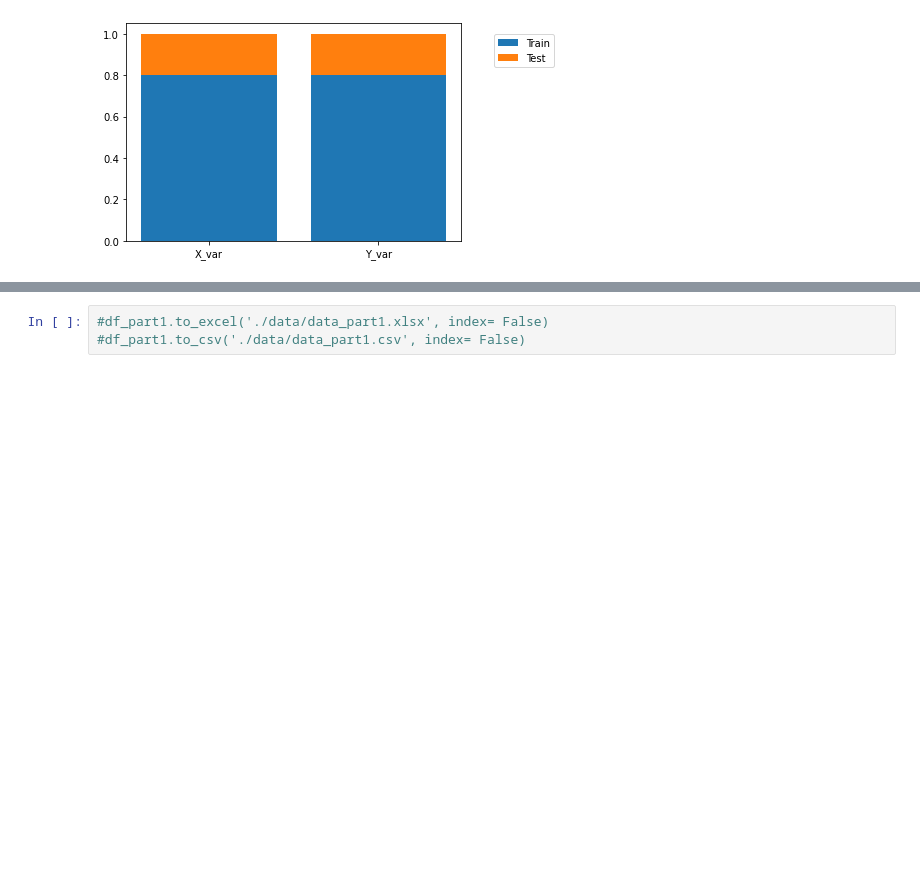
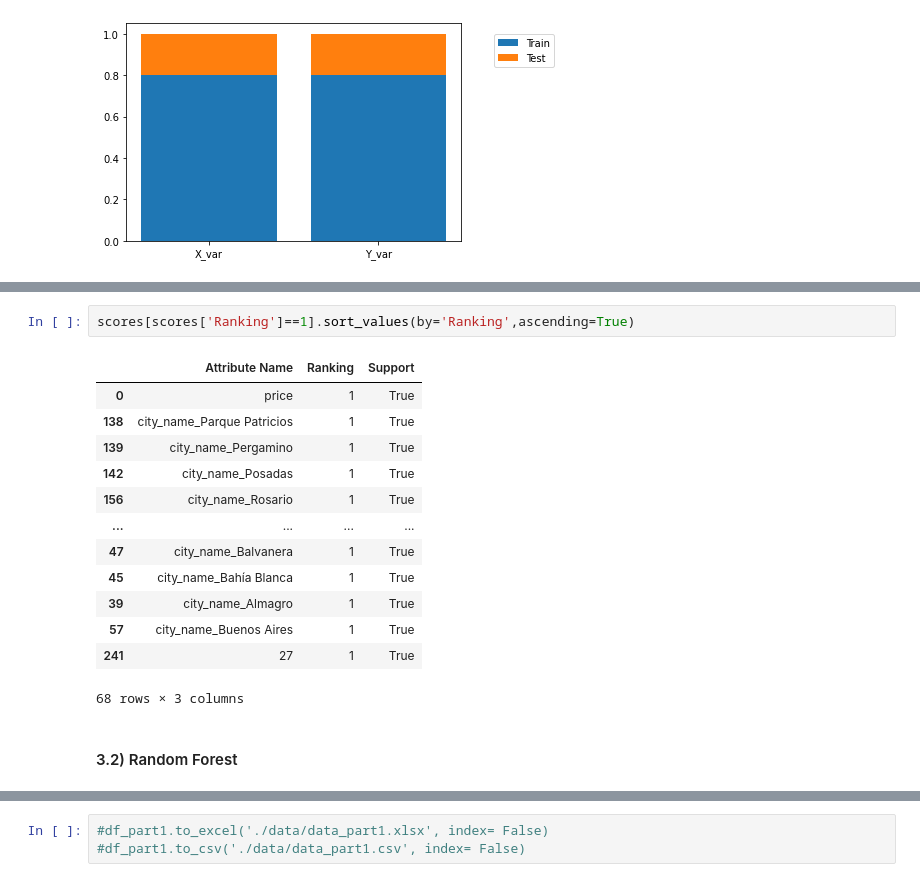
Before and after one commit to Mattzvl/EDA_API_ML, a Jupyter notebook: EDA_API_MELI_partII.ipynb, the cells around one changed output, grey strips where cells are left out. Drawn from its saved outputs; the diff is of its cells as text; blank space fills up the shorter version.

```diff
--- a/EDA_API_MELI_partII.ipynb
+++ b/EDA_API_MELI_partII.ipynb
@@ -685,0 +1087,19 @@ X_train
+# %%
+scores[scores['Ranking']==1].sort_values(by='Ranking',ascending=True)
+# %% [output]
+|  | Attribute Name | Ranking | Support |
+| 0 | price | 1 | True |
+| 138 | city_name_Parque Patricios | 1 | True |
+| 139 | city_name_Pergamino | 1 | True |
+| 142 | city_name_Posadas | 1 | True |
+| 156 | city_name_Rosario | 1 | True |
+| ... | ... | ... | ... |
+| 47 | city_name_Balvanera | 1 | True |
+| 45 | city_name_Bahía Blanca | 1 | True |
+| 39 | city_name_Almagro | 1 | True |
+| 57 | city_name_Buenos Aires | 1 | True |
+| 241 | 27 | 1 | True |
+68 rows × 3 columns
+# %% [markdown]
+<a id="3.2"></a>
+#### 3.2) Random Forest
```
Also changed, not shown: parts of 84 cells of this notebook.
